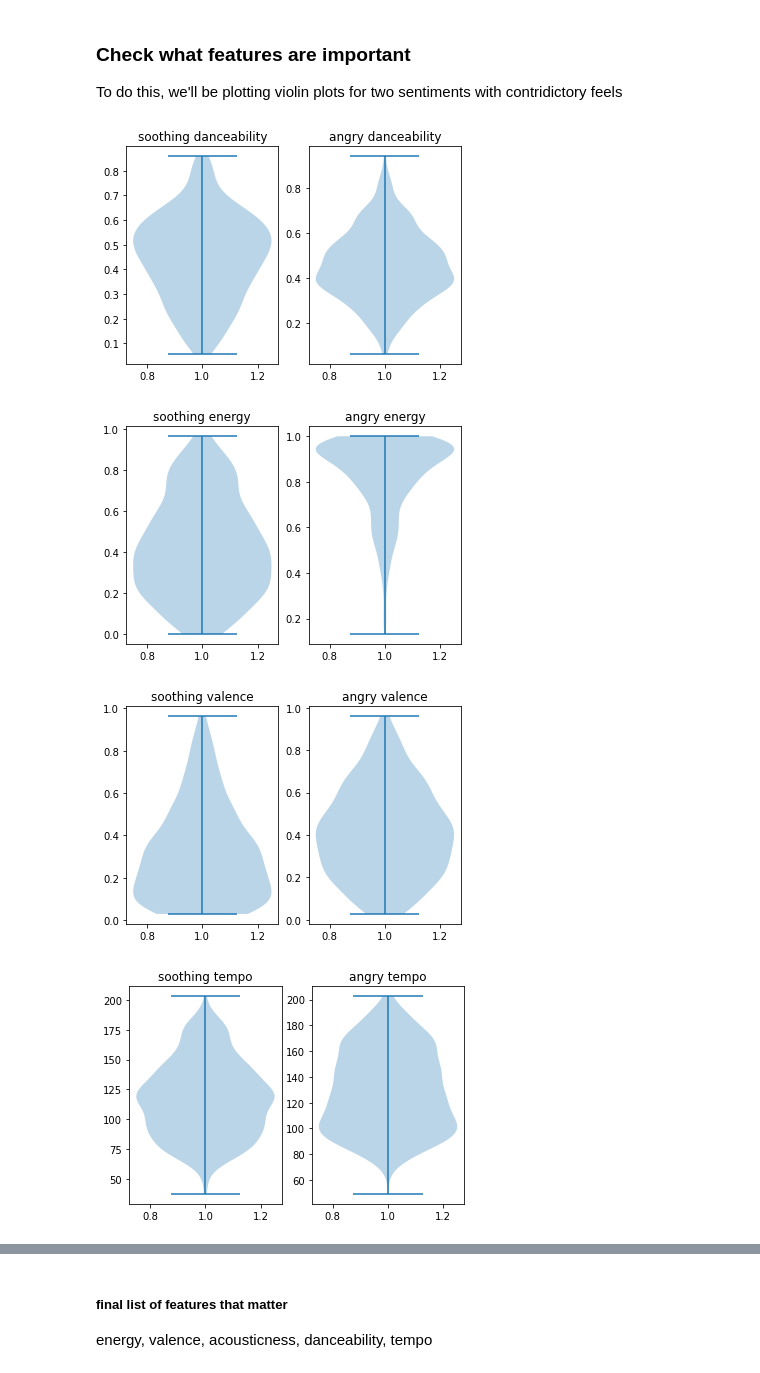
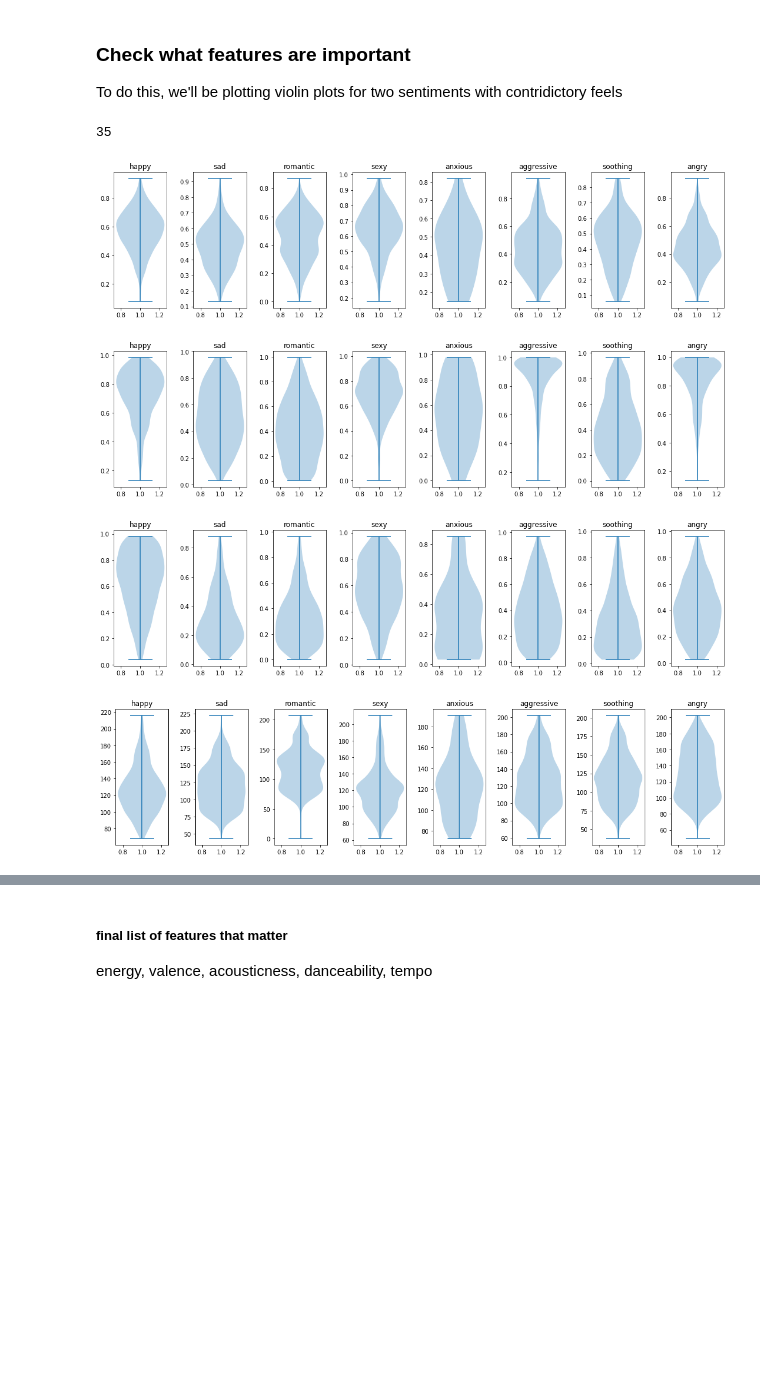
Before and after one commit to aarohigupta/Sentify, a Jupyter notebook: data_analysis.ipynb, the cells around one changed output, grey strips where cells are left out. Drawn from its saved outputs; the diff is of its cells as text; code cells hidden in the pictures; blank space fills up the shorter version.

Commit message:
changing violin plots

```diff
--- a/data_analysis.ipynb
+++ b/data_analysis.ipynb
@@ -246,16 +246,21 @@ plt.show()
 ### Check what features are important
 
 To do this, we'll be plotting violin plots for two sentiments with contridictory feels
+# %%
+single_data = pd.read_csv("single_value_sentiment.csv")
 # %%
-soothing = single_data[single_data['sentiments'].isin(['soothing'])].reset_index(drop=True)
-angry = single_data[single_data['sentiments'].isin(['angry'])].reset_index(drop=True)
+def CreateData(feature):
+    return single_data[single_data['sentiments'].isin([feature])].reset_index(drop=True).drop(columns=['Unnamed: 0'])
-# %%
-# function to use on different features to make violin plots
-def PlotViolin(subset1, subset2, feature):
-    fig, (ax1,ax2) = plt.subplots(nrows=1, ncols=2)
-    ax1.violinplot(subset1[feature])
-    ax1.set_title('{set} {feature}'.format(set=subset1['sentiments'][0], feature=feature))
-
-    ax2.violinplot(subset2[feature])
-    ax2.set_title('{set} {feature}'.format(set=subset2['sentiments'][0], feature=feature))
-    plt.show()
+# %%
+happy = CreateData('happy').reset_index(drop=True)
+sad = CreateData('sad').reset_index(drop=True)
+romantic = CreateData('romantic').reset_index(drop=True)
+aggressive = CreateData('aggressive').reset_index(drop=True)
+sexy = CreateData('sexy').reset_index(drop=True)
+soothing = CreateData('soothing').reset_index(drop=True)
+angry = CreateData('angry').reset_index(drop=True)
+anxious = CreateData('anxious').reset_index(drop=True)
+# %%
+len(anxious)
+# %% [output]
+35
@@ -262,17 +317,17 @@ def PlotViolin(subset1, subset2, feature):
 # %%
-PlotViolin(soothing, angry, 'danceability')
+PlotViolin(happy, sad, romantic, sexy, anxious, aggressive, soothing, angry, 'danceability')
 # %% [output]
-[figure, old version]
+[figure, new version]
 # %%
-PlotViolin(soothing, angry, 'energy')
+PlotViolin(happy, sad, romantic, sexy, anxious, aggressive, soothing, angry, 'energy')
 # %% [output]
-[figure, old version]
+[figure, new version]
 # %%
-PlotViolin(soothing, angry, 'valence')
+PlotViolin(happy, sad, romantic, sexy, anxious, aggressive, soothing, angry, 'valence')
 # %% [output]
-[figure, old version]
+[figure, new version]
 # %%
-PlotViolin(soothing, angry, 'tempo')
+PlotViolin(happy, sad, romantic, sexy, anxious, aggressive, soothing, angry, 'tempo')
 # %% [output]
-[figure, old version]
+[figure, new version]
 # %%
```
Also changed, not shown: parts of 2 cells of this notebook.
